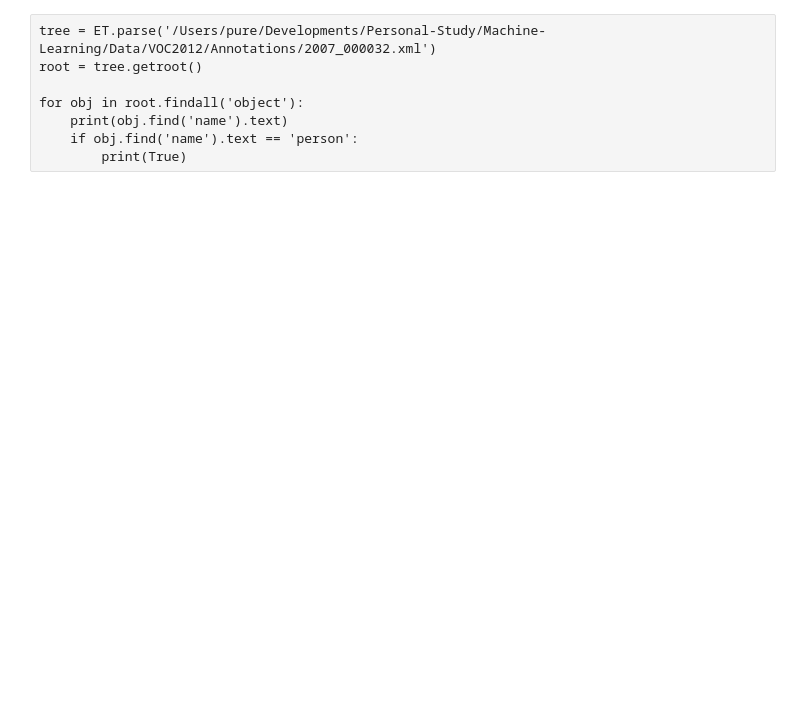
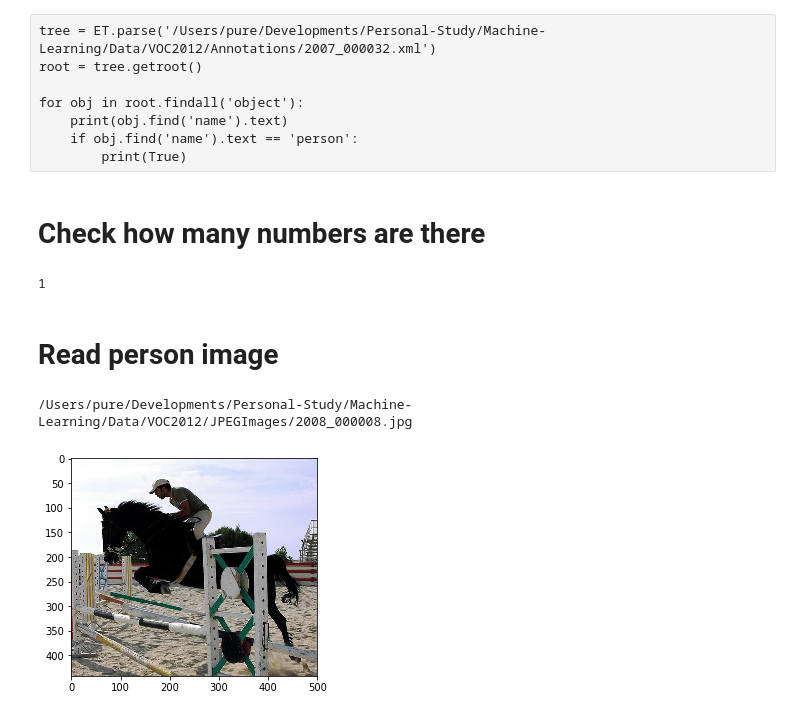
Before and after one commit to liprin1129/Machine-Learning, a Jupyter notebook: TensorFlow/Semantic-Segmentation/FCN_Basic/Find_object_and_write_list.ipynb, the cells around one changed output. Drawn from its saved outputs; the diff is of its cells as text; code cells hidden in the pictures; blank space fills up the shorter version.

```diff
--- a/TensorFlow/Semantic-Segmentation/FCN_Basic/Find_object_and_write_list.ipynb
+++ b/TensorFlow/Semantic-Segmentation/FCN_Basic/Find_object_and_write_list.ipynb
@@ -48,3 +82,30 @@ for obj in root.findall('object'):
     print(obj.find('name').text)
     if obj.find('name').text == 'person':
         print(True)
+# %% [markdown]
+# Check how many numbers are there
+# %%
+with open('/Users/pure/Developments/Personal-Study/Machine-Learning/Data/VOC2012/ImageSets/Main/person_train.txt', 'r') as rt:
+    train_data = rt.readlines()
+# %%
+print(train_data[0][-2])
+# %% [output]
+1
+# %% [markdown]
+# Read person image
+# %%
+for img_name in train_data:
+    if int(img_name[-3:-1]) >= 1:
+        dir_path = '/Users/pure/Developments/Personal-Study/Machine-Learning/Data/VOC2012/JPEGImages/'
+        file_with_path = dir_path + img_name[:11] + '.jpg'
+        print(file_with_path)
+        try:
+            img_cv = cv2.imread(file_with_path)
+            plt.imshow(img_cv[...,::-1])
+        except:
+            print('There is no image')
+
+        break
+# %% [output]
+/Users/pure/Developments/Personal-Study/Machine-Learning/Data/VOC2012/JPEGImages/2008_000008.jpg
+[figure, added]
```
Also changed, not shown: parts of 15 cells of this notebook, 2 other files.
